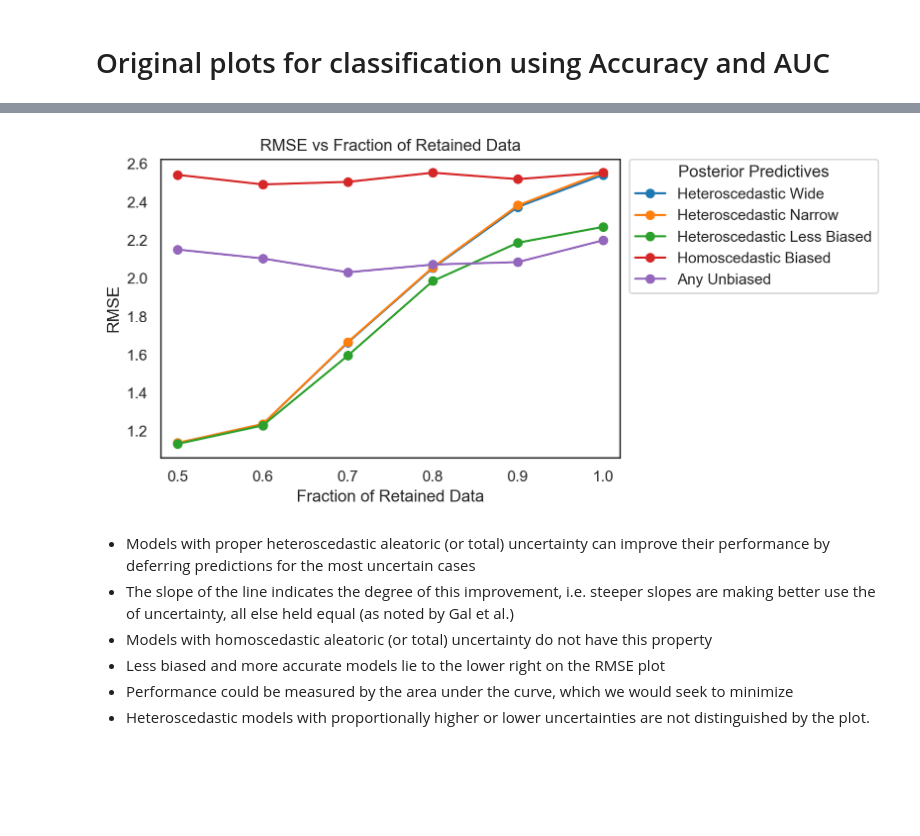
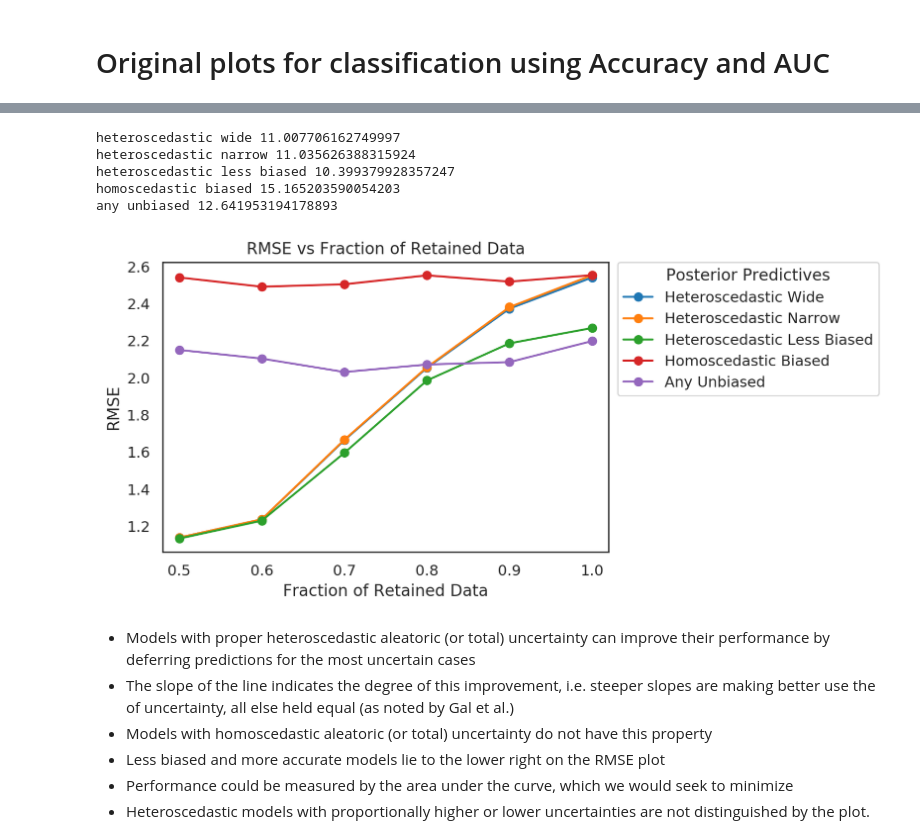
Before and after one commit to dvukolov/calibration-research, a Jupyter notebook: code/retained-rmse.ipynb, the cells around one changed output, grey strips where cells are left out. Cells and saved outputs as stored; diff of their text form; code cells hidden in the pictures; blank space fills up the shorter version.

```diff
--- a/code/retained-rmse.ipynb
+++ b/code/retained-rmse.ipynb
@@ -96,15 +96,25 @@ plot_posterior_predictive(
 # %%
 models = [
     "heteroscedastic wide",
     "heteroscedastic narrow",
     "heteroscedastic less biased",
     "homoscedastic biased",
     "any unbiased",
 ]
+
+pseudo_area = []
+
 for model in models:
-    plot_rmse(ppc_func=ppc[model], df=df, label=model)
+    metric = plot_rmse(ppc_func=ppc[model], df=df, label=model)
+    pseudo_area.append(metric)
+    print(model, metric)
 # %% [output]
+heteroscedastic wide 11.007706162749997
+heteroscedastic narrow 11.035626388315924
+heteroscedastic less biased 10.399379928357247
+homoscedastic biased 15.165203590054203
+any unbiased 12.641953194178893
-[figure, old version]
+[figure, new version]
 # %% [markdown]
 - Models with proper heteroscedastic aleatoric (or total) uncertainty can improve their performance by deferring predictions for the most uncertain cases
 - The slope of the line indicates the degree of this improvement, i.e. steeper slopes are making better use the of uncertainty, all else held equal (as noted by Gal et al.)
```
Also changed, not shown: parts of 30 cells of this notebook, 3 other files.
